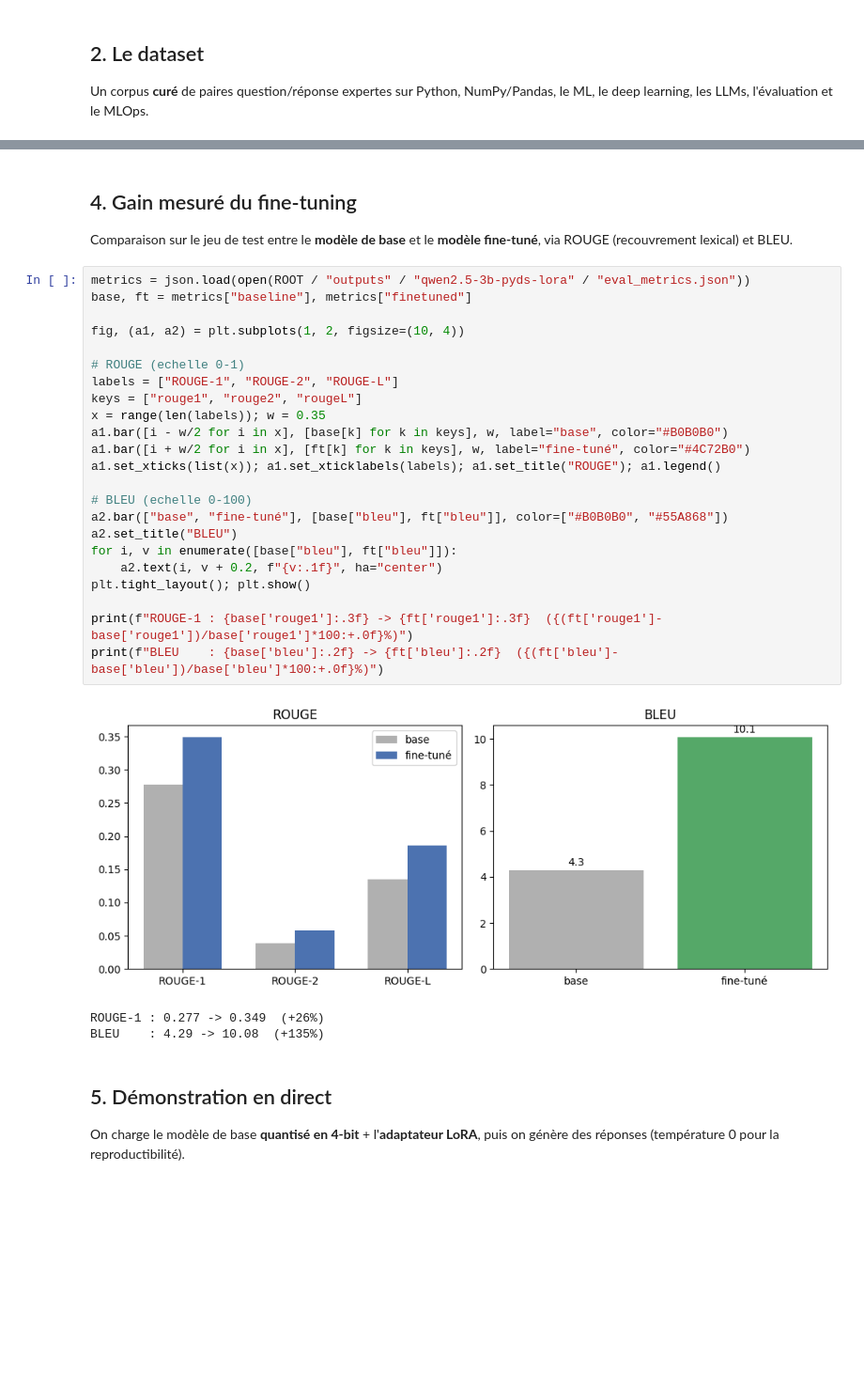
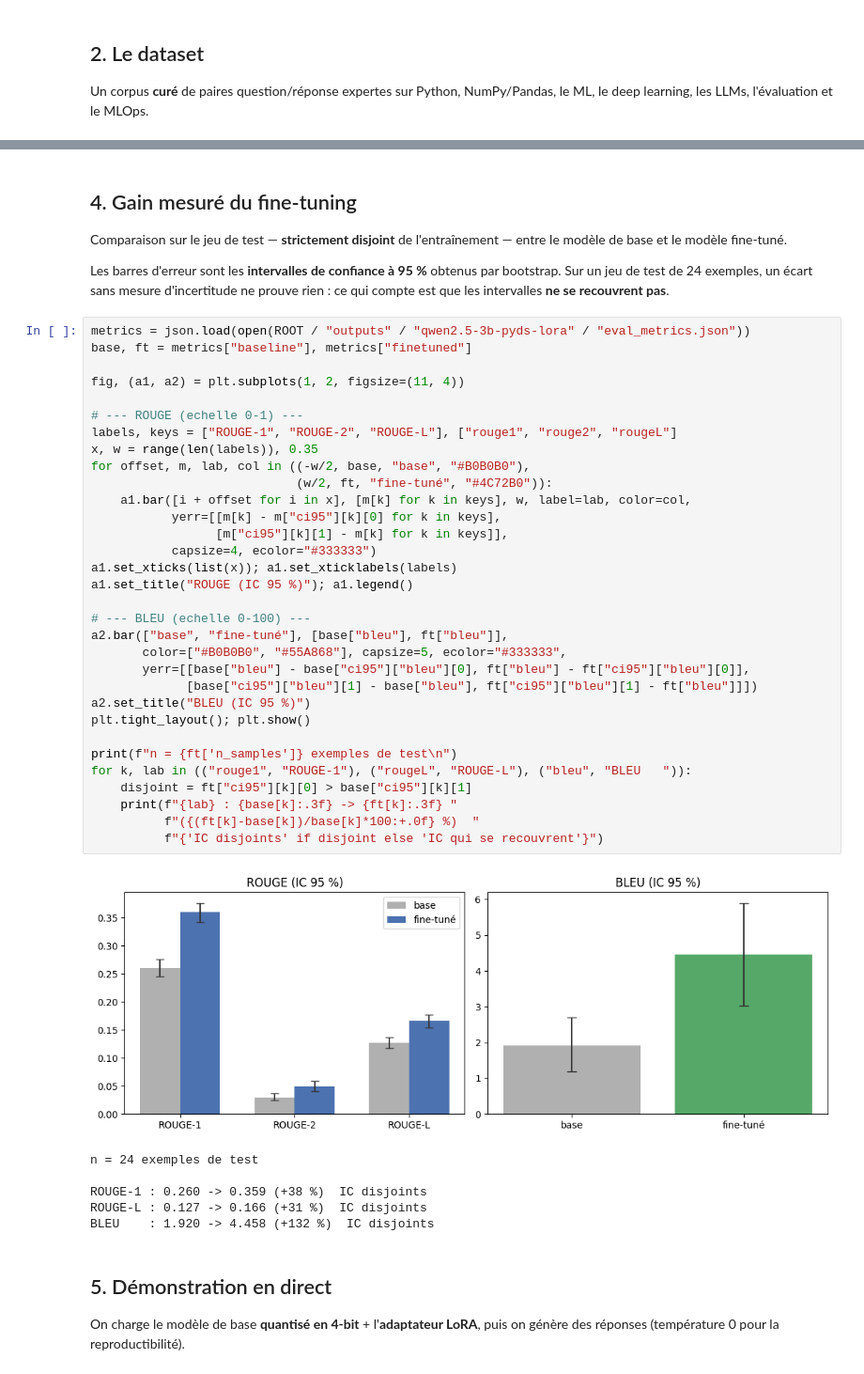
Before and after one commit to mrSvet0zar/llm-finetuning-qlora, a Jupyter notebook: notebooks/demo.ipynb, the cells around one changed output, grey strips where cells are left out. Shown at 94% size. Drawn from its saved outputs; the diff is of its cells as text; blank space fills up the shorter version.

```diff
--- a/notebooks/demo.ipynb
+++ b/notebooks/demo.ipynb
@@ -117,35 +126,51 @@ eval loss : 2.190 -> 1.679
 # %% [markdown]
 ## 4. Gain mesuré du fine-tuning
 
-Comparaison sur le jeu de test entre le **modèle de base** et le **modèle
-fine-tuné**, via ROUGE (recouvrement lexical) et BLEU.
+Comparaison sur le jeu de test — **strictement disjoint** de l'entraînement —
+entre le modèle de base et le modèle fine-tuné.
+
+Les barres d'erreur sont les **intervalles de confiance à 95 %** obtenus par
+bootstrap. Sur un jeu de test de 24 exemples, un écart sans mesure d'incertitude
+ne prouve rien : ce qui compte est que les intervalles **ne se recouvrent pas**.
 # %%
 metrics = json.load(open(ROOT / "outputs" / "qwen2.5-3b-pyds-lora" / "eval_metrics.json"))
 base, ft = metrics["baseline"], metrics["finetuned"]
 
-fig, (a1, a2) = plt.subplots(1, 2, figsize=(10, 4))
+fig, (a1, a2) = plt.subplots(1, 2, figsize=(11, 4))
 
-# ROUGE (echelle 0-1)
-labels = ["ROUGE-1", "ROUGE-2", "ROUGE-L"]
-keys = ["rouge1", "rouge2", "rougeL"]
-x = range(len(labels)); w = 0.35
-a1.bar([i - w/2 for i in x], [base[k] for k in keys], w, label="base", color="#B0B0B0")
-a1.bar([i + w/2 for i in x], [ft[k] for k in keys], w, label="fine-tuné", color="#4C72B0")
-a1.set_xticks(list(x)); a1.set_xticklabels(labels); a1.set_title("ROUGE"); a1.legend()
+# --- ROUGE (echelle 0-1) ---
+labels, keys = ["ROUGE-1", "ROUGE-2", "ROUGE-L"], ["rouge1", "rouge2", "rougeL"]
+x, w = range(len(labels)), 0.35
+for offset, m, lab, col in ((-w/2, base, "base", "#B0B0B0"),
+                            (w/2, ft, "fine-tuné", "#4C72B0")):
+    a1.bar([i + offset for i in x], [m[k] for k in keys], w, label=lab, color=col,
+           yerr=[[m[k] - m["ci95"][k][0] for k in keys],
+                 [m["ci95"][k][1] - m[k] for k in keys]],
+           capsize=4, ecolor="#333333")
+a1.set_xticks(list(x)); a1.set_xticklabels(labels)
+a1.set_title("ROUGE (IC 95 %)"); a1.legend()
 
-# BLEU (echelle 0-100)
-a2.bar(["base", "fine-tuné"], [base["bleu"], ft["bleu"]], color=["#B0B0B0", "#55A868"])
-a2.set_title("BLEU")
-for i, v in enumerate([base["bleu"], ft["bleu"]]):
-    a2.text(i, v + 0.2, f"{v:.1f}", ha="center")
+# --- BLEU (echelle 0-100) ---
+a2.bar(["base", "fine-tuné"], [base["bleu"], ft["bleu"]],
+       color=["#B0B0B0", "#55A868"], capsize=5, ecolor="#333333",
+       yerr=[[base["bleu"] - base["ci95"]["bleu"][0], ft["bleu"] - ft["ci95"]["bleu"][0]],
+             [base["ci95"]["bleu"][1] - base["bleu"], ft["ci95"]["bleu"][1] - ft["bleu"]]])
+a2.set_title("BLEU (IC 95 %)")
 plt.tight_layout(); plt.show()
 
-print(f"ROUGE-1 : {base['rouge1']:.3f} -> {ft['rouge1']:.3f}  ({(ft['rouge1']-base['rouge1'])/base['rouge1']*100:+.0f}%)")
-print(f"BLEU    : {base['bleu']:.2f} -> {ft['bleu']:.2f}  ({(ft['bleu']-base['bleu'])/base['bleu']*100:+.0f}%)")
+print(f"n = {ft['n_samples']} exemples de test\n")
+for k, lab in (("rouge1", "ROUGE-1"), ("rougeL", "ROUGE-L"), ("bleu", "BLEU   ")):
+    disjoint = ft["ci95"][k][0] > base["ci95"][k][1]
+    print(f"{lab} : {base[k]:.3f} -> {ft[k]:.3f} "
+          f"({(ft[k]-base[k])/base[k]*100:+.0f} %)  "
+          f"{'IC disjoints' if disjoint else 'IC qui se recouvrent'}")
 # %% [output]
-[figure, old version]
+[figure, new version]
-ROUGE-1 : 0.277 -> 0.349  (+26%)
-BLEU    : 4.29 -> 10.08  (+135%)
+n = 24 exemples de test
+
+ROUGE-1 : 0.260 -> 0.359 (+38 %)  IC disjoints
+ROUGE-L : 0.127 -> 0.166 (+31 %)  IC disjoints
+BLEU    : 1.920 -> 4.458 (+132 %)  IC disjoints
 # %% [markdown]
 ## 5. Démonstration en direct
 
```
Also changed, not shown: parts of 6 cells of this notebook, 18 other files.
